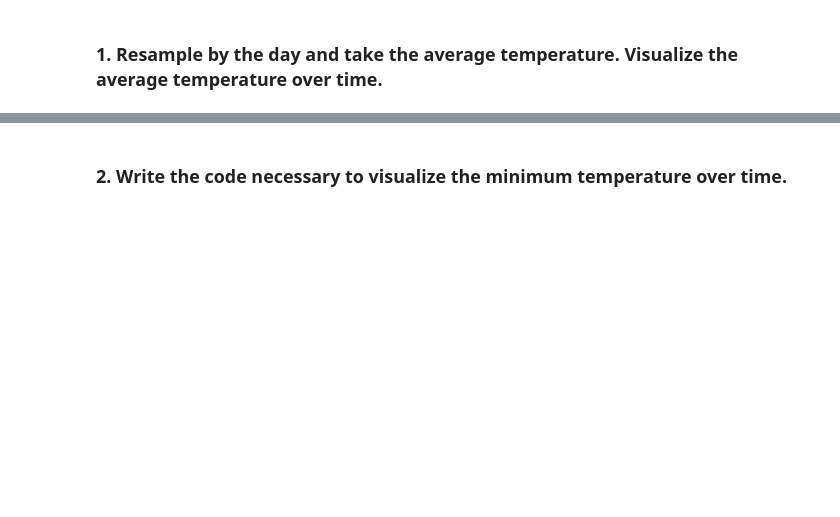
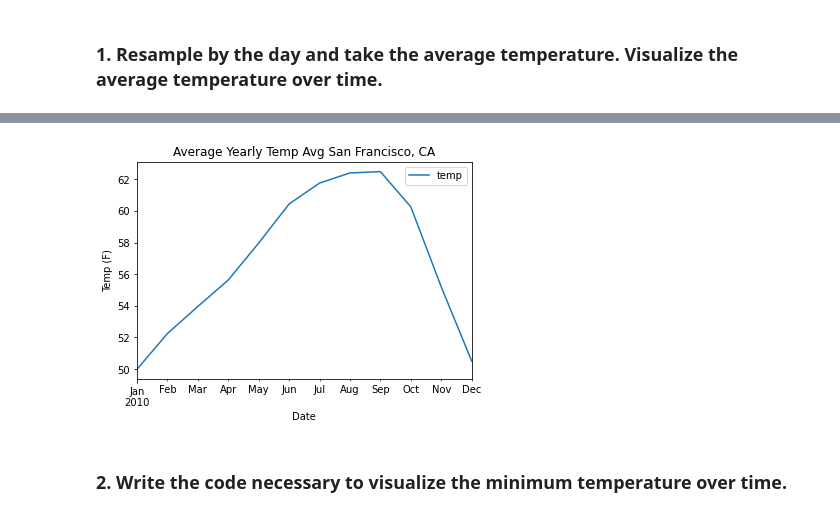
Before and after one commit to CSolitaire/time-series-exercises, a Jupyter notebook: time-series-manipulation.ipynb, the cells around one changed output, grey strips where cells are left out. Drawn from its saved outputs; the diff is of its cells as text; code cells hidden in the pictures; blank space fills up the shorter version.

```diff
--- a/time-series-manipulation.ipynb
+++ b/time-series-manipulation.ipynb
@@ -16,3 +16,8 @@ import json
 # Part One: San Fransisco
 
 ***
+# %%
+# Import Dataset
+from vega_datasets import data
+df = data.sf_temps()
+df.head()
@@ -19,2 +31,6 @@ import json
 # %% [markdown]
 ### 1. Resample by the day and take the average temperature. Visualize the average temperature over time.
+# %%
+# 1st Step Sort Index
+df = df.set_index('date').sort_index()
+df.head()
@@ -20,0 +45,4 @@ import json
+# %%
+# 2nd Step use function .resample()
+df = df.resample('M').mean()
+df.head()
@@ -21,2 +57,11 @@ import json
+# %%
+# 3rd Step: Visualize Data
+df.plot()
+plt.title("Average Yearly Temp Avg San Francisco, CA")
+plt.xlabel('Date')
+plt.ylabel('Temp (F)')
+plt.show()
+# %% [output]
+[figure, added]
 # %% [markdown]
 ### 2. Write the code necessary to visualize the minimum temperature over time.
```
Also changed, not shown: parts of 10 cells of this notebook, 1 other file.
